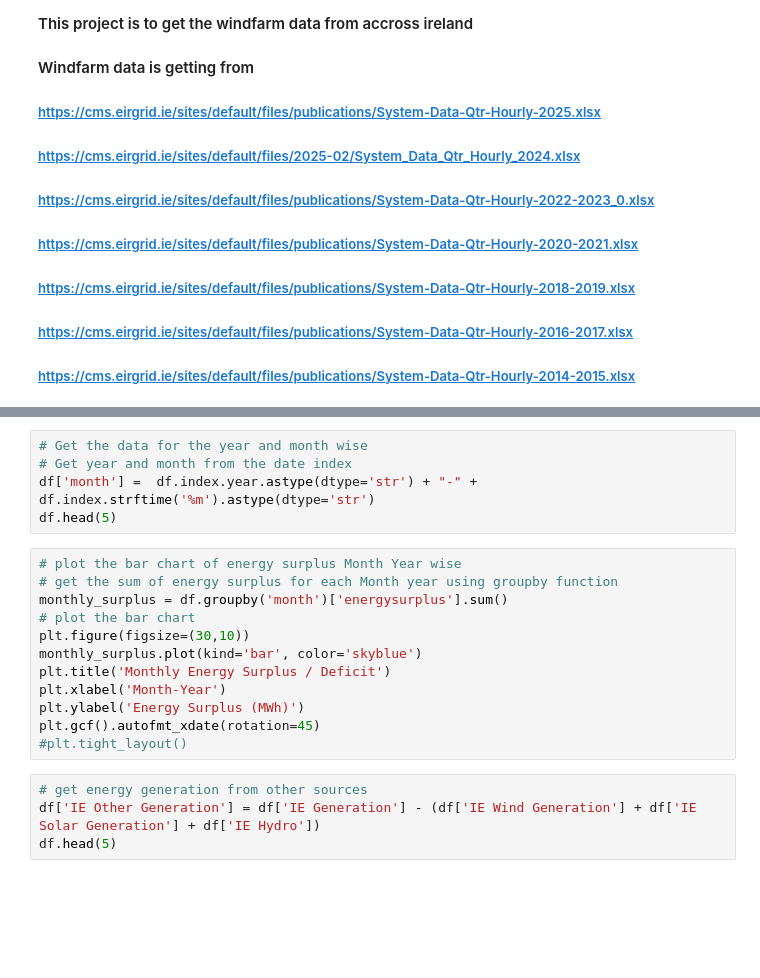
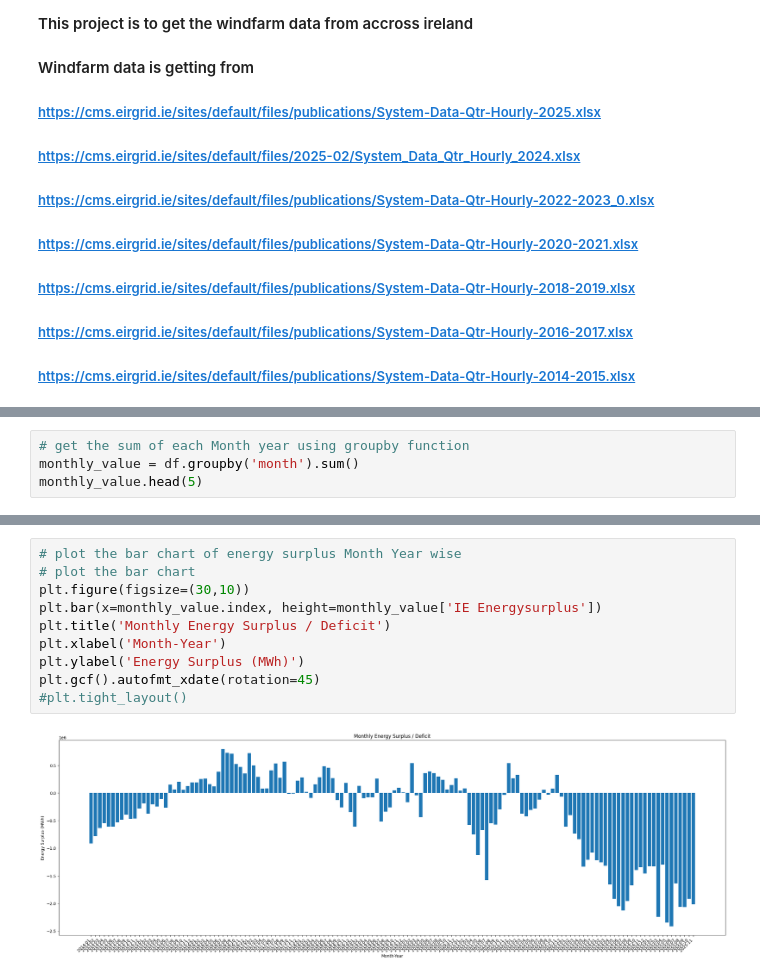
Before and after one commit to akshaypastagiya/PFDA, a Jupyter notebook: Project/data/eirenergy.ipynb, the cells around one changed output, grey strips where cells are left out. Drawn from its saved outputs; the diff is of its cells as text; blank space fills up the shorter version.

```diff
--- a/Project/data/eirenergy.ipynb
+++ b/Project/data/eirenergy.ipynb
@@ -60,0 +152,4 @@ df.head(5)
+# %%
+# get the sum of each Month year using groupby function
+monthly_value = df.groupby('month').sum()
+monthly_value.head(5)
@@ -72,24 +177,15 @@ plt.gcf().autofmt_xdate(rotation=45)
-# %%
-# Get the data for the year and month wise
-# Get year and month from the date index
-df['month'] =  df.index.year.astype(dtype='str') + "-" + df.index.strftime('%m').astype(dtype='str')
-df.head(5)
 # %%
 # plot the bar chart of energy surplus Month Year wise
-# get the sum of energy surplus for each Month year using groupby function
-monthly_surplus = df.groupby('month')['energysurplus'].sum()
 # plot the bar chart
 plt.figure(figsize=(30,10))
-monthly_surplus.plot(kind='bar', color='skyblue')
+plt.bar(x=monthly_value.index, height=monthly_value['IE Energysurplus'])
 plt.title('Monthly Energy Surplus / Deficit')
 plt.xlabel('Month-Year')
 plt.ylabel('Energy Surplus (MWh)')
 plt.gcf().autofmt_xdate(rotation=45)
 #plt.tight_layout()
+# %% [output]
+[figure, added]
-# %%
-# get energy generation from other sources
-df['IE Other Generation'] = df['IE Generation'] - (df['IE Wind Generation'] + df['IE Solar Generation'] + df['IE Hydro'])
-df.head(5)
 # %%
 # create a pie chart of energy source contribution to total generation
 yearly_generation_type = df.groupby(df['year'])[['IE Wind Generation','IE Solar Generation','IE Hydro','IE Other Generation']].sum()
```
Also changed, not shown: parts of 18 cells of this notebook, 2 other files.
